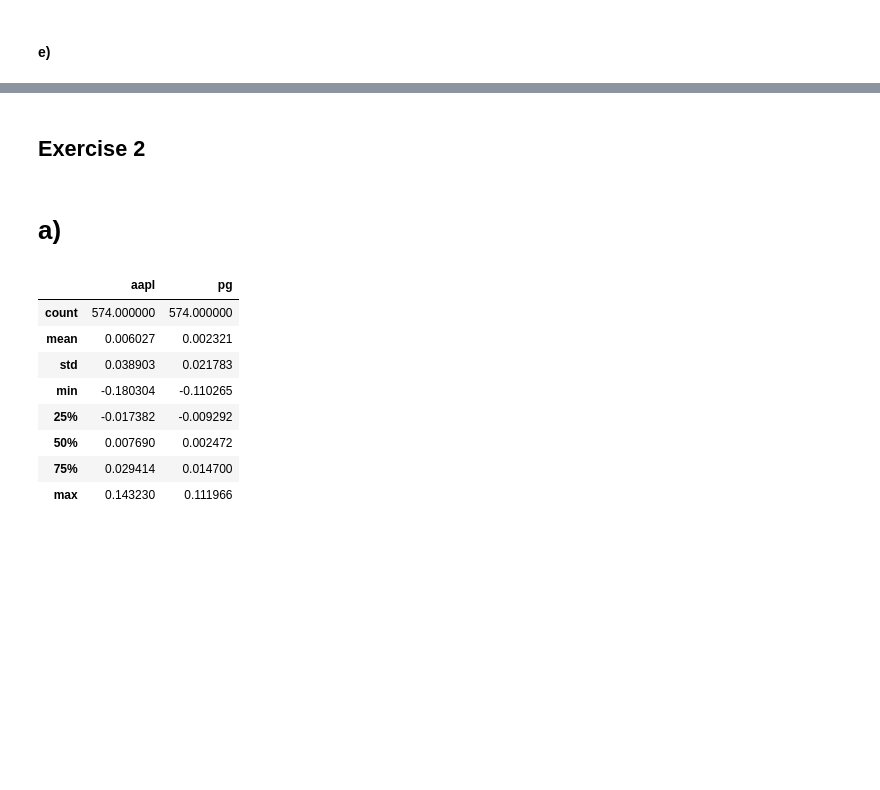
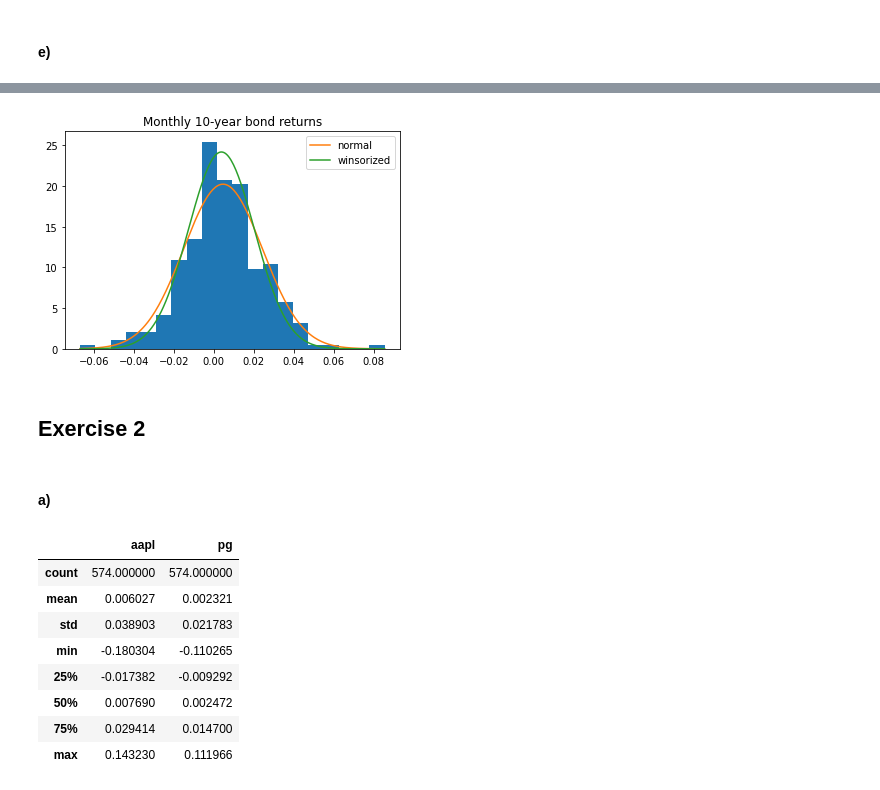
Before and after one commit to dexdx/FIN405_Problem-Sets, a Jupyter notebook: 2/PS2_new.ipynb, the cells around one changed output, grey strips where cells are left out. Drawn from its saved outputs; the diff is of its cells as text; code cells hidden in the pictures; blank space fills up the shorter version.

```diff
--- a/2/PS2_new.ipynb
+++ b/2/PS2_new.ipynb
@@ -213,3 +231,17 @@ bonds = pd.read_csv('bonds.csv', index_col=0)
+# %%
+b10ret = bonds.b10ret
+b10ret_w = b10ret[:]
+b10ret_w = b10ret_w.where(np.abs(b10ret_w)<0.04)
+
+x = np.linspace(b10ret.min(), b10ret.max(), N)
+
+plt.title('Monthly 10-year bond returns')
+plt.hist(b10ret, bins=20, density=True);
+plt.plot(x, norm.pdf(x, b10ret.mean(), b10ret.std()), label='normal');
+plt.plot(x, norm.pdf(x, b10ret_w.mean(), b10ret_w.std()), label='winsorized');
+plt.legend();
+# %% [output]
+[figure, added]
 # %% [markdown]
 ## Exercise 2
 # %%
@@ -235,7 +267,7 @@ ret = pd.DataFrame({'date': aapl.date, 'aapl': aapl.ret, 'pg':pg})
 # set datetime as pd index
 ret = ret.set_index('date')
 # %% [markdown]
-# a)
+#### a)
 # %%
 ret_w = ret.resample('W').sum()
 ret_w.describe()
```
Also changed, not shown: parts of 7 cells of this notebook.
